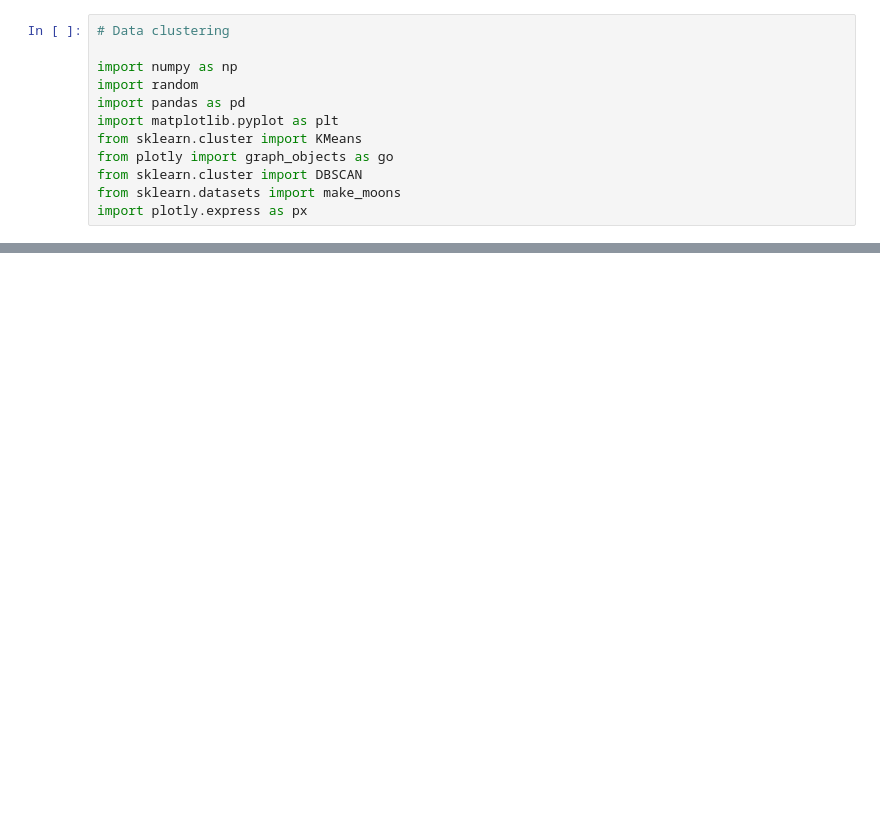
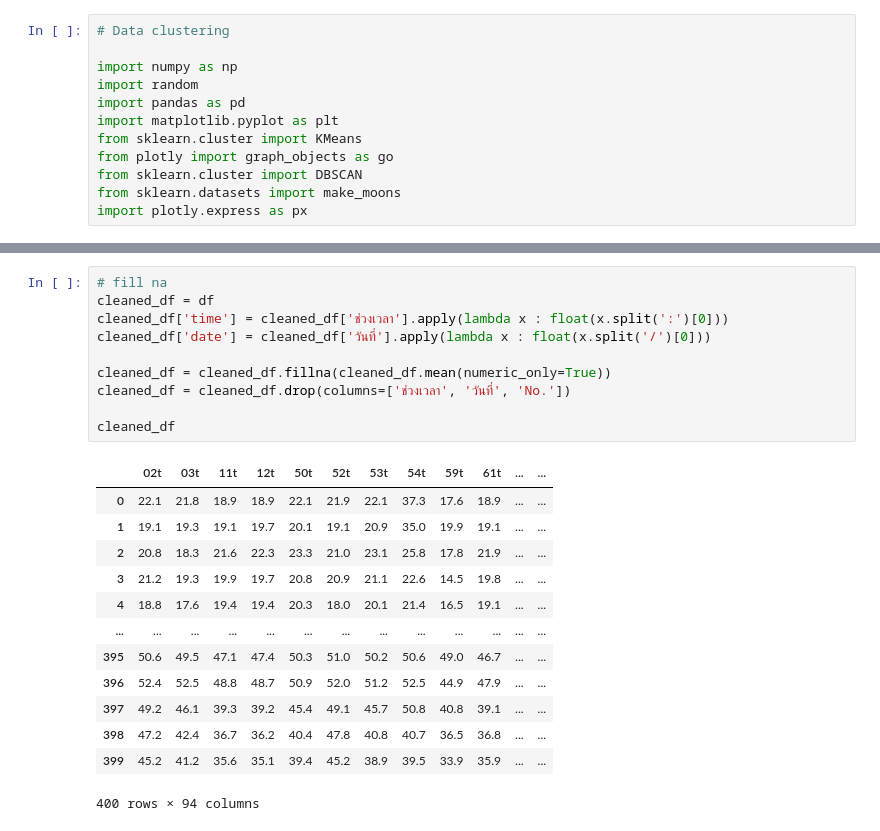
Before and after one commit to Taihenc/2110405-AI-ML, a Jupyter notebook: hw_clustering.ipynb, the cells around one changed output, grey strips where cells are left out. Cells and saved outputs as stored; diff of their text form; blank space fills up the shorter version.

```diff
--- a/hw_clustering.ipynb
+++ b/hw_clustering.ipynb
@@ -37,0 +67,24 @@ memory usage: 297.0+ KB
+# %%
+# fill na
+cleaned_df = df
+cleaned_df['time'] = cleaned_df['ช่วงเวลา'].apply(lambda x : float(x.split(':')[0]))
+cleaned_df['date'] = cleaned_df['วันที่'].apply(lambda x : float(x.split('/')[0]))
+
+cleaned_df = cleaned_df.fillna(cleaned_df.mean(numeric_only=True))
+cleaned_df = cleaned_df.drop(columns=['ช่วงเวลา', 'วันที่', 'No.'])
+
+cleaned_df
+# %% [output]
+|  | 02t | 03t | 11t | 12t | 50t | 52t | 53t | 54t | 59t | 61t | ... | ... |
+| 0 | 22.1 | 21.8 | 18.9 | 18.9 | 22.1 | 21.9 | 22.1 | 37.3 | 17.6 | 18.9 | ... | ... |
+| 1 | 19.1 | 19.3 | 19.1 | 19.7 | 20.1 | 19.1 | 20.9 | 35.0 | 19.9 | 19.1 | ... | ... |
+| 2 | 20.8 | 18.3 | 21.6 | 22.3 | 23.3 | 21.0 | 23.1 | 25.8 | 17.8 | 21.9 | ... | ... |
+| 3 | 21.2 | 19.3 | 19.9 | 19.7 | 20.8 | 20.9 | 21.1 | 22.6 | 14.5 | 19.8 | ... | ... |
+| 4 | 18.8 | 17.6 | 19.4 | 19.4 | 20.3 | 18.0 | 20.1 | 21.4 | 16.5 | 19.1 | ... | ... |
+| ... | ... | ... | ... | ... | ... | ... | ... | ... | ... | ... | ... | ... |
+| 395 | 50.6 | 49.5 | 47.1 | 47.4 | 50.3 | 51.0 | 50.2 | 50.6 | 49.0 | 46.7 | ... | ... |
+| 396 | 52.4 | 52.5 | 48.8 | 48.7 | 50.9 | 52.0 | 51.2 | 52.5 | 44.9 | 47.9 | ... | ... |
+| 397 | 49.2 | 46.1 | 39.3 | 39.2 | 45.4 | 49.1 | 45.7 | 50.8 | 40.8 | 39.1 | ... | ... |
+| 398 | 47.2 | 42.4 | 36.7 | 36.2 | 40.4 | 47.8 | 40.8 | 40.7 | 36.5 | 36.8 | ... | ... |
+| 399 | 45.2 | 41.2 | 35.6 | 35.1 | 39.4 | 45.2 | 38.9 | 39.5 | 33.9 | 35.9 | ... | ... |
+400 rows × 94 columns
```
Also changed, not shown: parts of 12 cells of this notebook, 1 other file.
